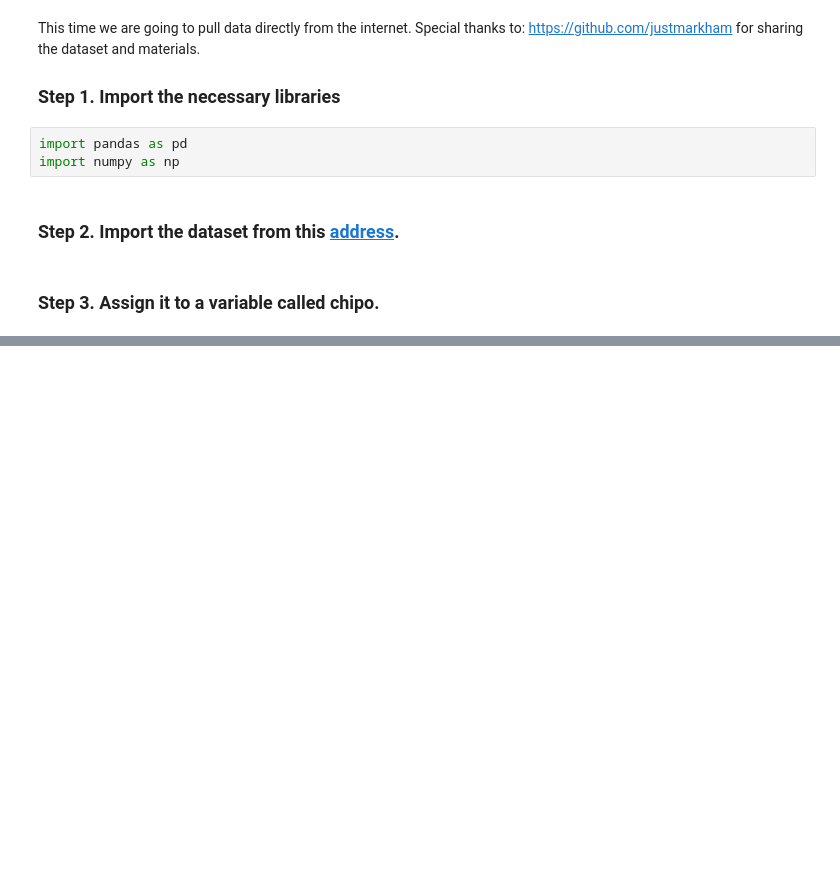
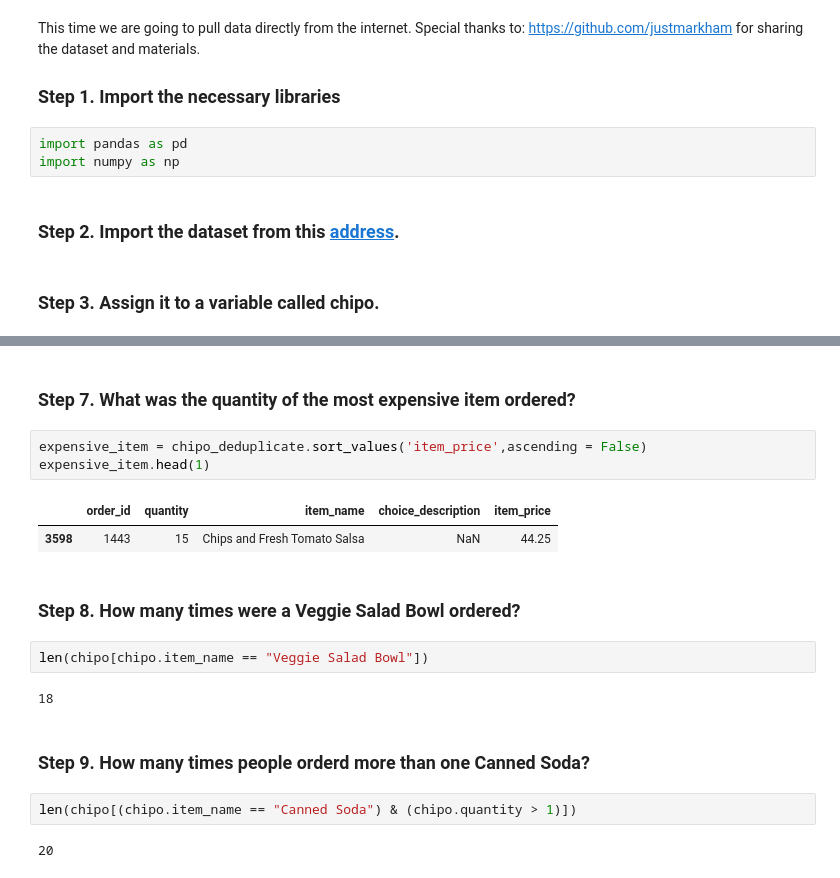
Before and after one commit to NavaneethanRajasekaran/Revising_Python, a Jupyter notebook: Exercises.ipynb, the cells around one changed output, grey strips where cells are left out. Saved outputs shown, nothing was run; the diff lists cells and outputs as text; blank space fills up the shorter version.

```diff
--- a/Exercises.ipynb
+++ b/Exercises.ipynb
@@ -160,0 +84,20 @@ chipo.item_name.value_counts().count()
+# %% [markdown]
+### Step 7. What was the quantity of the most expensive item ordered?
+# %%
+expensive_item = chipo_deduplicate.sort_values('item_price',ascending = False)
+expensive_item.head(1)
+# %% [output]
+|  | order_id | quantity | item_name | choice_description | item_price |
+| 3598 | 1443 | 15 | Chips and Fresh Tomato Salsa | NaN | 44.25 |
+# %% [markdown]
+### Step 8. How many times were a Veggie Salad Bowl ordered?
+# %%
+len(chipo[chipo.item_name == "Veggie Salad Bowl"])
+# %% [output]
+18
+# %% [markdown]
+### Step 9. How many times people orderd more than one Canned Soda?
+# %%
+len(chipo[(chipo.item_name == "Canned Soda") & (chipo.quantity > 1)])
+# %% [output]
+20
```
Also changed, not shown: parts of 44 cells of this notebook.
